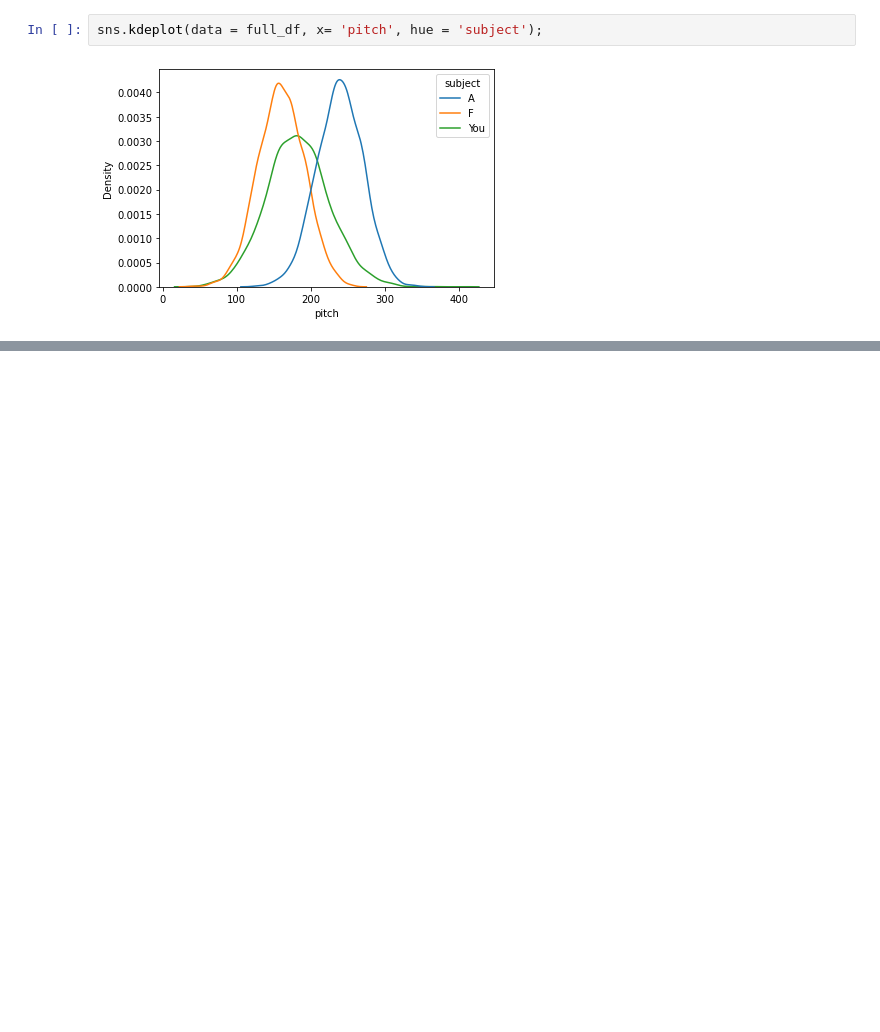
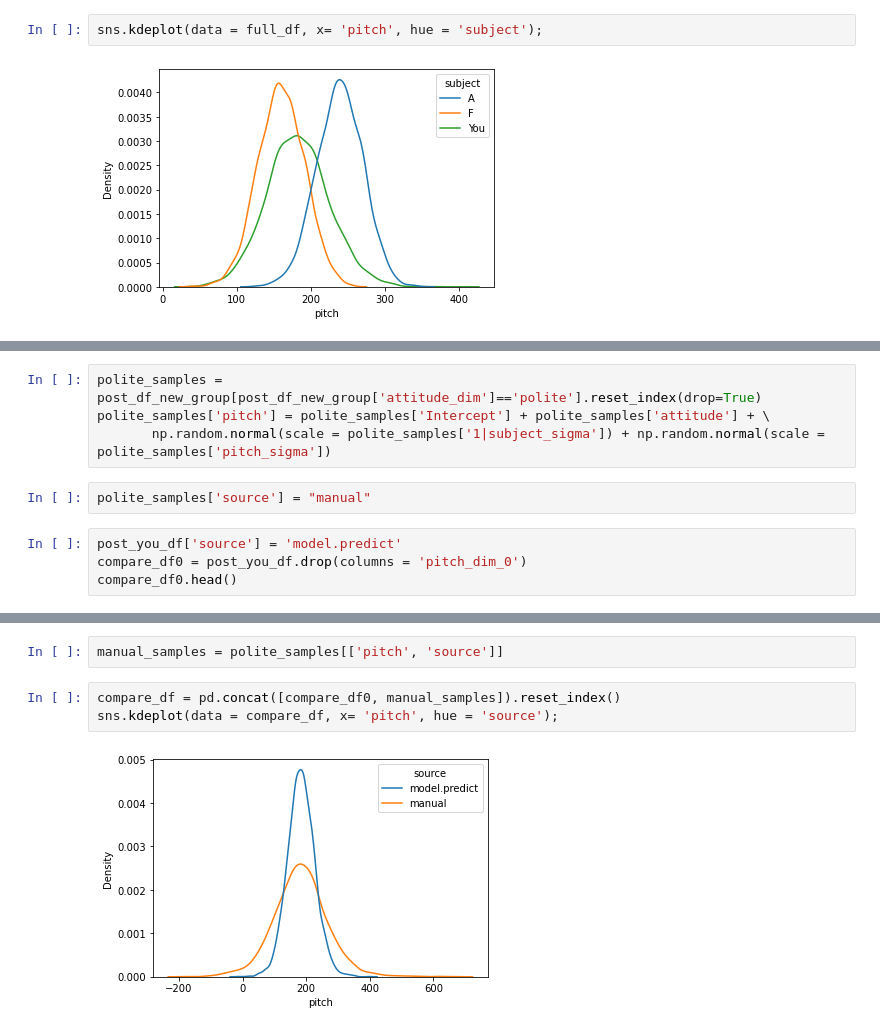
Before and after one commit to DrEntropy/BayesRulesWork, a Jupyter notebook: Chapter17.ipynb, the cells around one changed output, grey strips where cells are left out. Cells and saved outputs as stored; diff of their text form; blank space fills up the shorter version.

Commit message:
Fixed issue with 'new' group modelling
Bambi doesnt do what i thought it did!

```diff
--- a/Chapter17.ipynb
+++ b/Chapter17.ipynb
@@ -323,0 +355,10 @@ Note that for 'You', the uncertainty of polite speach frequency is wider since w
+# %%
+polite_samples = post_df_new_group[post_df_new_group['attitude_dim']=='polite'].reset_index(drop=True)
+polite_samples['pitch'] = polite_samples['Intercept'] + polite_samples['attitude'] + \
+       np.random.normal(scale = polite_samples['1|subject_sigma']) + np.random.normal(scale = polite_samples['pitch_sigma'])
+# %%
+polite_samples['source'] = "manual"
+# %%
+post_you_df['source'] = 'model.predict'
+compare_df0 = post_you_df.drop(columns = 'pitch_dim_0')
+compare_df0.head()
@@ -323,0 +372,7 @@ Note that for 'You', the uncertainty of polite speach frequency is wider since w
+# %%
+manual_samples = polite_samples[['pitch', 'source']]
+# %%
+compare_df = pd.concat([compare_df0, manual_samples]).reset_index()
+sns.kdeplot(data = compare_df, x= 'pitch', hue = 'source');
+# %% [output]
+[figure, added]
```
Also changed, not shown: parts of 24 cells of this notebook, 1 other file.
